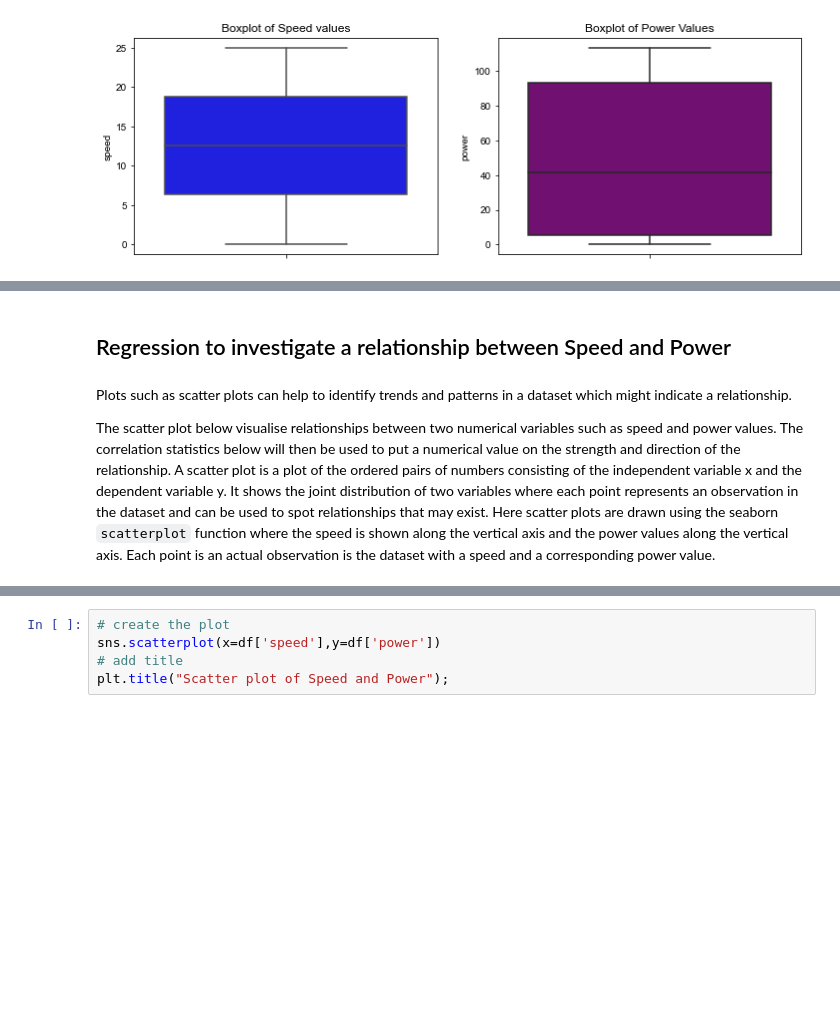
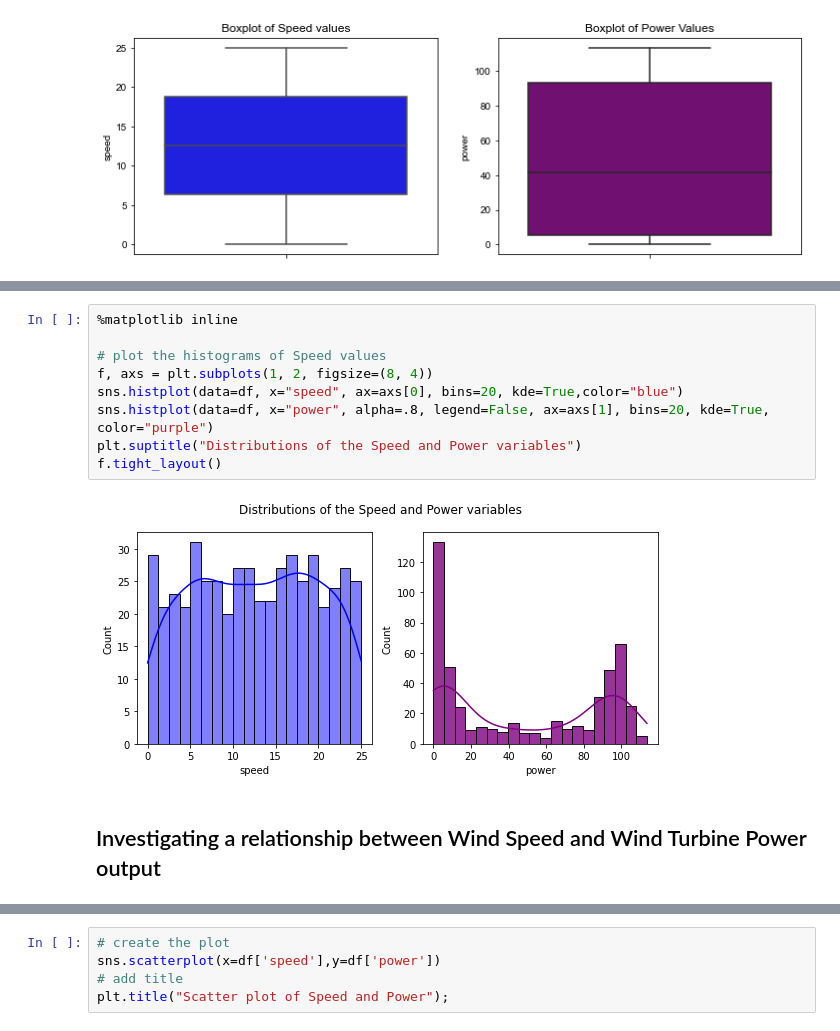
Before and after one commit to angela1C/MLASProject, a Jupyter notebook: speed_power.ipynb, the cells around one changed output, grey strips where cells are left out. Cells and saved outputs as stored; diff of their text form; blank space fills up the shorter version.

```diff
--- a/speed_power.ipynb
+++ b/speed_power.ipynb
@@ -345,8 +292,13 @@ axes[1].set_title("Boxplot of Power Values");
+# %%
+%matplotlib inline
+
+# plot the histograms of Speed values
+f, axs = plt.subplots(1, 2, figsize=(8, 4))
+sns.histplot(data=df, x="speed", ax=axs[0], bins=20, kde=True,color="blue")
+sns.histplot(data=df, x="power", alpha=.8, legend=False, ax=axs[1], bins=20, kde=True, color="purple")
+plt.suptitle("Distributions of the Speed and Power variables")
+f.tight_layout()
+# %% [output]
+[figure, added]
 # %% [markdown]
-## Regression to investigate a relationship between Speed and Power
+## Investigating a relationship between Wind Speed and Wind Turbine Power output
-# %% [markdown]
-Plots such as scatter plots can help to identify trends and patterns in a dataset which might indicate a relationship.
-
-The scatter plot below visualise relationships between two numerical variables such as speed and power values. The correlation statistics below will then be used to put a numerical value on the strength and direction of the relationship.
-A scatter plot is a plot of the ordered pairs of numbers consisting of the independent variable x  and the dependent variable y. It shows the joint distribution of two variables where each point represents an observation in the dataset and can be used to spot relationships that may exist.
-Here scatter plots are drawn using the seaborn `scatterplot` function where the speed is shown along the vertical axis and the power values along the vertical axis. Each point is an actual observation is the dataset with a speed and a corresponding power value.
```
Also changed, not shown: parts of 41 cells of this notebook.
